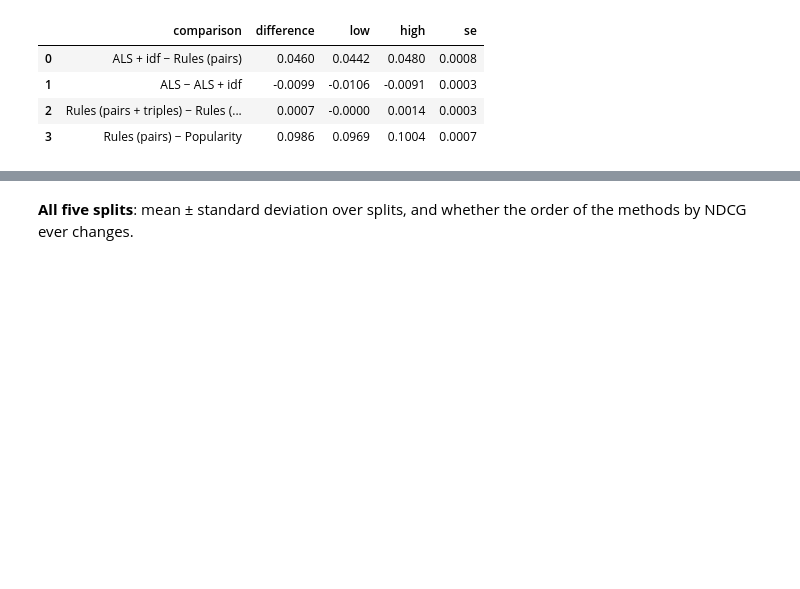
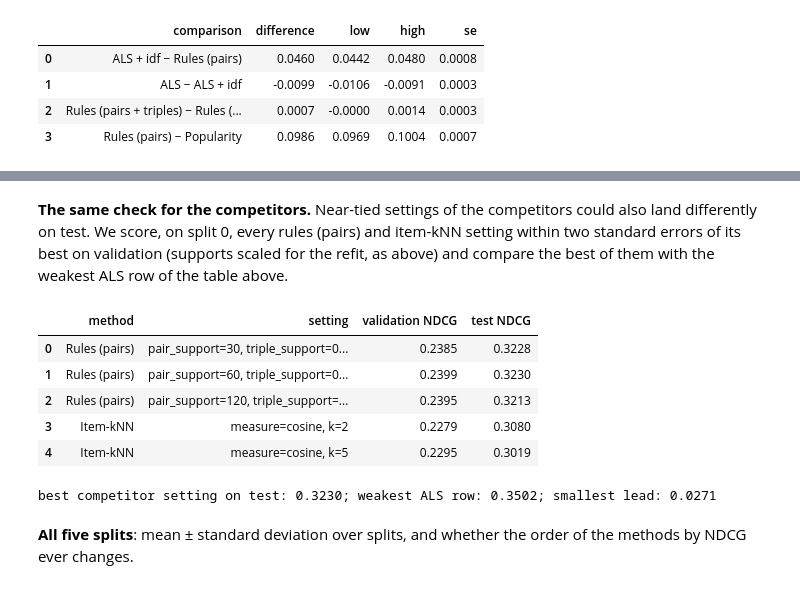
Before and after one commit to sribn/02807-computational-tools-for-data-science, a Jupyter notebook: recommender.ipynb, the cells around one changed output, grey strips where cells are left out. Saved outputs shown, nothing was run; the diff lists cells and outputs as text; code cells hidden in the pictures; blank space fills up the shorter version.

```diff
--- a/recommender.ipynb
+++ b/recommender.ipynb
@@ -445,3 +446,29 @@ display(pd.DataFrame(rows).round(4))
+# %% [markdown]
+**The same check for the competitors.** Near-tied settings of the competitors could also land differently on test. We score, on split 0, every rules (pairs) and item-kNN setting within two standard errors of its best on validation (supports scaled for the refit, as above) and compare the best of them with the weakest ALS row of the table above.
+# %%
+test_ndcg = lambda scorer: evaluate.per_user_metrics(evaluate.top_k(scorer, train_full), test)["ndcg@10"].mean()
+near_best = lambda grid: grid[grid["ndcg@10"] >= grid["ndcg@10"].max() - 2 * grid.loc[grid["ndcg@10"].idxmax(), "ndcg_se"]]
+competitor_rows = []
+for _, row in near_best(rules_grid[~rules_grid["uses triples"]]).iterrows():
+    cfg = scaled(row)
+    competitor_rows.append({"method": "Rules (pairs)", "setting": describe(row, rule_keys), "validation NDCG": row["ndcg@10"],
+                            "test NDCG": test_ndcg(ex.rules_scorer(train_full, cfg["pair_support"], 0, cfg["aggregate"]))})
+for _, row in near_best(knn_grid).iterrows():
+    competitor_rows.append({"method": "Item-kNN", "setting": describe(row, ["measure", "k"]), "validation NDCG": row["ndcg@10"],
+                            "test NDCG": test_ndcg(ex.knn_scorer(train_full, row["measure"], int(row["k"])))})
+competitor_check = pd.DataFrame(competitor_rows)
+display(competitor_check.round(4))
+weakest_als = min(min(r["NDCG ALS"], r["NDCG ALS + idf"]) for r in rows)
+print(f"best competitor setting on test: {competitor_check['test NDCG'].max():.4f}; weakest ALS row: {weakest_als:.4f}; "
+      f"smallest lead: {weakest_als - competitor_check['test NDCG'].max():.4f}")
+# %% [output]
+|  | method | setting | validation NDCG | test NDCG |
+| 0 | Rules (pairs) | pair_support=30, triple_support=0... | 0.2385 | 0.3228 |
+| 1 | Rules (pairs) | pair_support=60, triple_support=0... | 0.2399 | 0.3230 |
+| 2 | Rules (pairs) | pair_support=120, triple_support=... | 0.2395 | 0.3213 |
+| 3 | Item-kNN | measure=cosine, k=2 | 0.2279 | 0.3080 |
+| 4 | Item-kNN | measure=cosine, k=5 | 0.2295 | 0.3019 |
+best competitor setting on test: 0.3230; weakest ALS row: 0.3502; smallest lead: 0.0271
 # %% [markdown]
 **All five splits**: mean ± standard deviation over splits, and whether the order of the methods by NDCG ever changes.
 # %%
```
Also changed, not shown: parts of 10 cells of this notebook, 3 other files.
